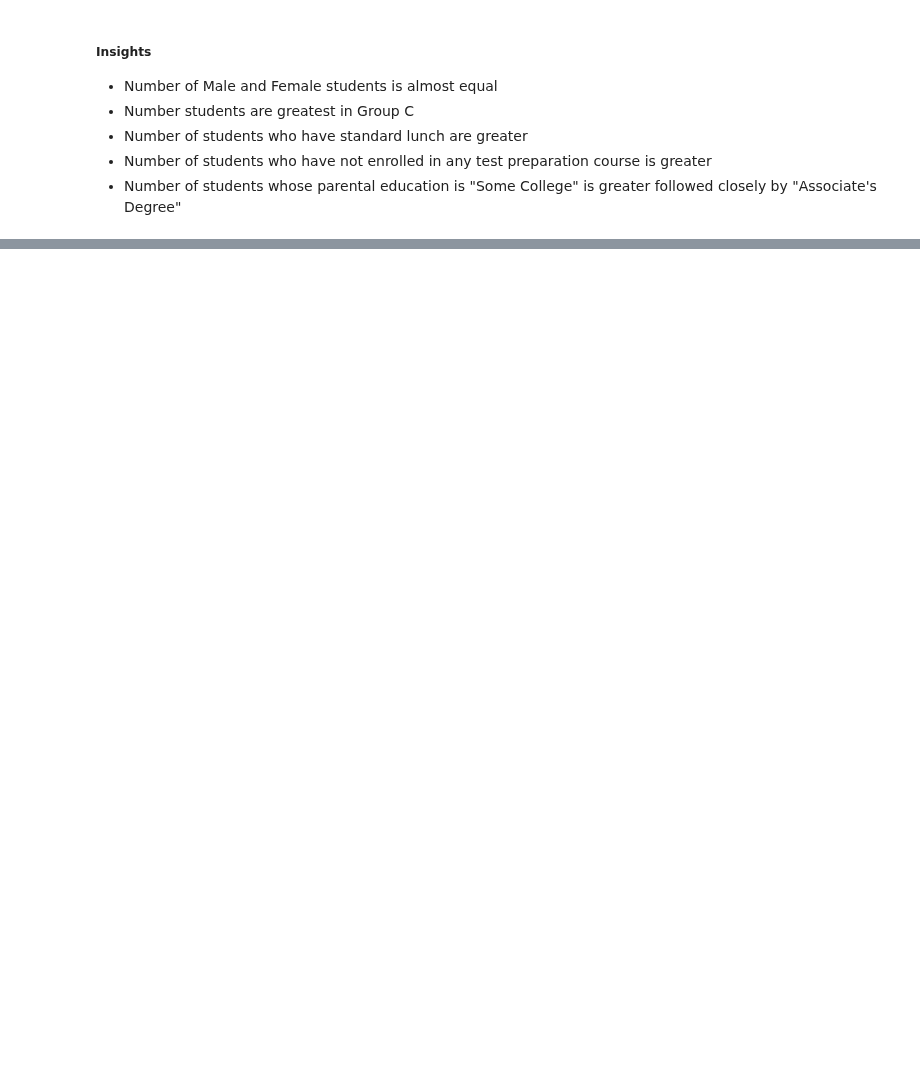
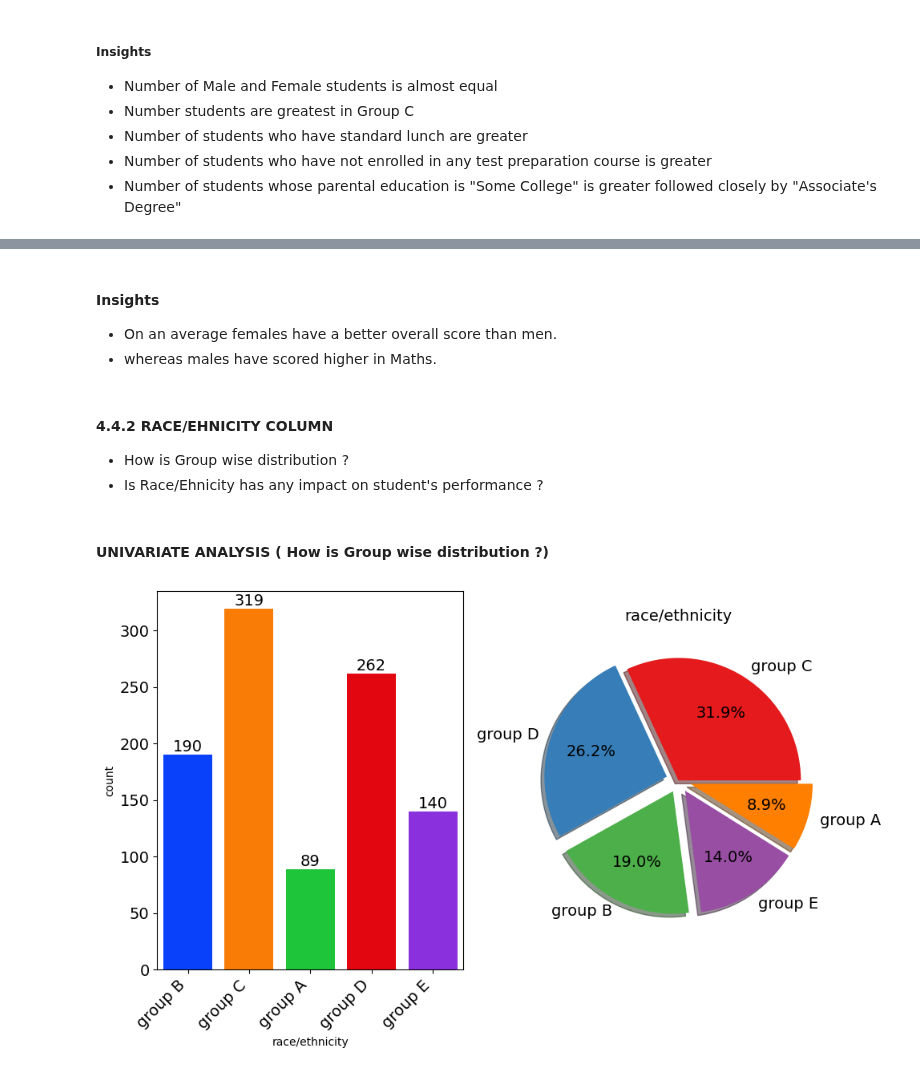
Before and after one commit to sreeman-11021996/Student-Performance-Indicator_-End-to-End-_project_2026_feb, a Jupyter notebook: notebook/1 . EDA STUDENT PERFORMANCE .ipynb, the cells around one changed output, grey strips where cells are left out. Saved outputs shown, nothing was run; the diff lists cells and outputs as text; code cells hidden in the pictures; blank space fills up the shorter version.

```diff
--- a/notebook/1 . EDA STUDENT PERFORMANCE .ipynb
+++ b/notebook/1 . EDA STUDENT PERFORMANCE .ipynb
@@ -614,0 +572,14 @@ plt.show()
+# %% [markdown]
+#### Insights
+- On an average females have a better overall score than men.
+- whereas males have scored higher in Maths.
+# %% [markdown]
+#### 4.4.2 RACE/EHNICITY COLUMN
+- How is Group wise distribution ?
+- Is Race/Ehnicity has any impact on student's performance ?
+# %% [markdown]
+#### UNIVARIATE ANALYSIS ( How is Group wise distribution ?)
+# %%
+univariate_analysis(df,feature='race/ethnicity')
+# %% [output]
+[figure, added]
```
Also changed, not shown: parts of 30 cells of this notebook.
